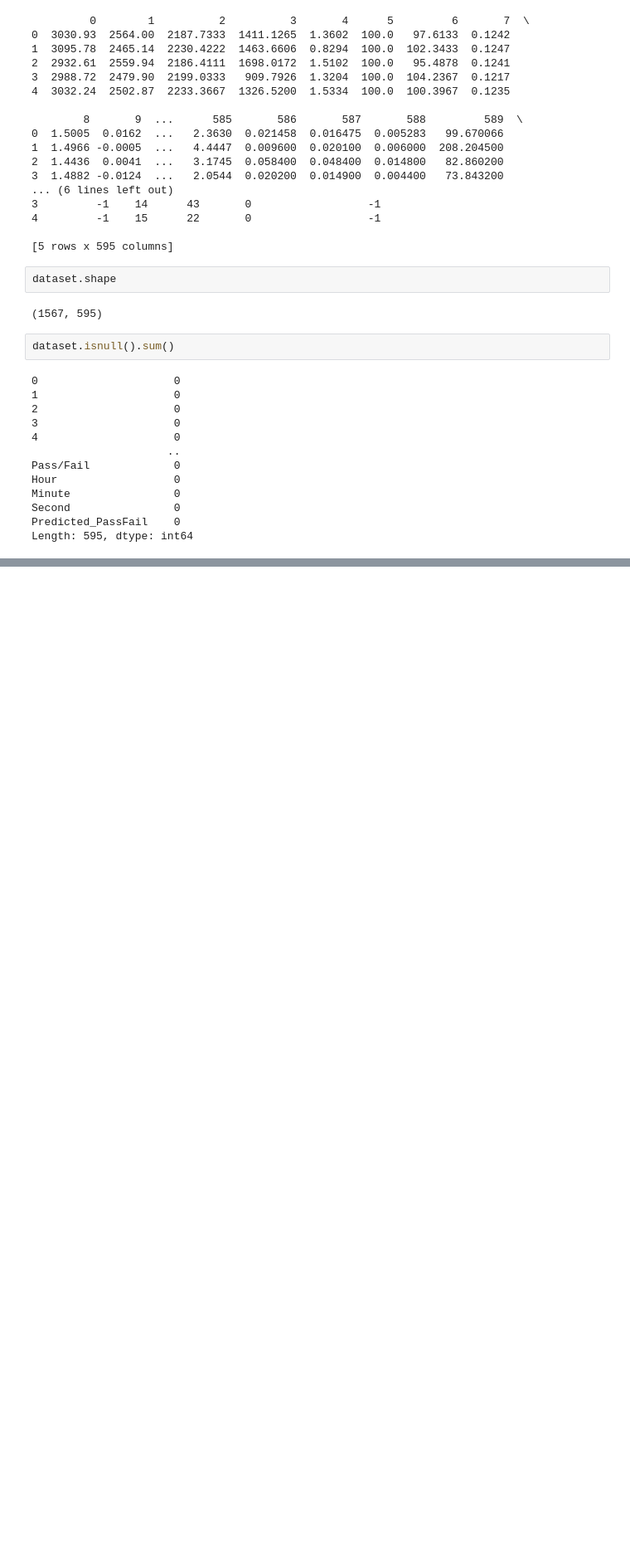
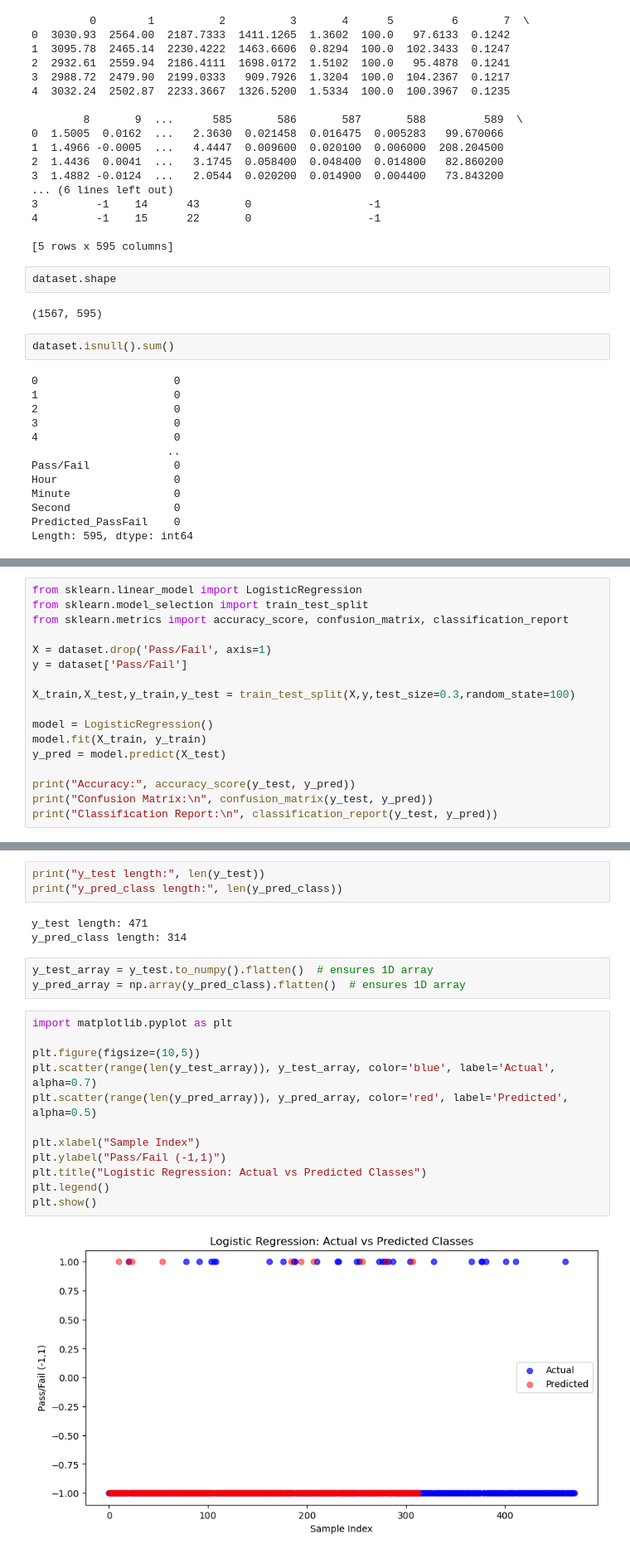
Before and after one commit to sardarmoneeb/Machine-Learning, a Jupyter notebook: Linear Regression on UCI Secom.ipynb, the cells around one changed output, grey strips where cells are left out. Shown at 83% size. Saved outputs shown, nothing was run; the diff lists cells and outputs as text; blank space fills up the shorter version.

```diff
--- a/Linear Regression on UCI Secom.ipynb
+++ b/Linear Regression on UCI Secom.ipynb
@@ -282,0 +288,17 @@ Length: 595, dtype: int64
+# %%
+from sklearn.linear_model import LogisticRegression
+from sklearn.model_selection import train_test_split
+from sklearn.metrics import accuracy_score, confusion_matrix, classification_report
+
+X = dataset.drop('Pass/Fail', axis=1)
+y = dataset['Pass/Fail']
+
+X_train,X_test,y_train,y_test = train_test_split(X,y,test_size=0.3,random_state=100)
+
+model = LogisticRegression()
+model.fit(X_train, y_train)
+y_pred = model.predict(X_test)
+
+print("Accuracy:", accuracy_score(y_test, y_pred))
+print("Confusion Matrix:\n", confusion_matrix(y_test, y_pred))
+print("Classification Report:\n", classification_report(y_test, y_pred))
@@ -282,0 +326,23 @@ Length: 595, dtype: int64
+# %%
+print("y_test length:", len(y_test))
+print("y_pred_class length:", len(y_pred_class))
+# %% [output]
+y_test length: 471
+y_pred_class length: 314
+# %%
+y_test_array = y_test.to_numpy().flatten()  # ensures 1D array
+y_pred_array = np.array(y_pred_class).flatten()  # ensures 1D array
+# %%
+import matplotlib.pyplot as plt
+
+plt.figure(figsize=(10,5))
+plt.scatter(range(len(y_test_array)), y_test_array, color='blue', label='Actual', alpha=0.7)
+plt.scatter(range(len(y_pred_array)), y_pred_array, color='red', label='Predicted', alpha=0.5)
+
+plt.xlabel("Sample Index")
+plt.ylabel("Pass/Fail (-1,1)")
+plt.title("Logistic Regression: Actual vs Predicted Classes")
+plt.legend()
+plt.show()
+# %% [output]
+[figure, added]
```
Also changed, not shown: parts of 2 cells of this notebook, 1 other file.
